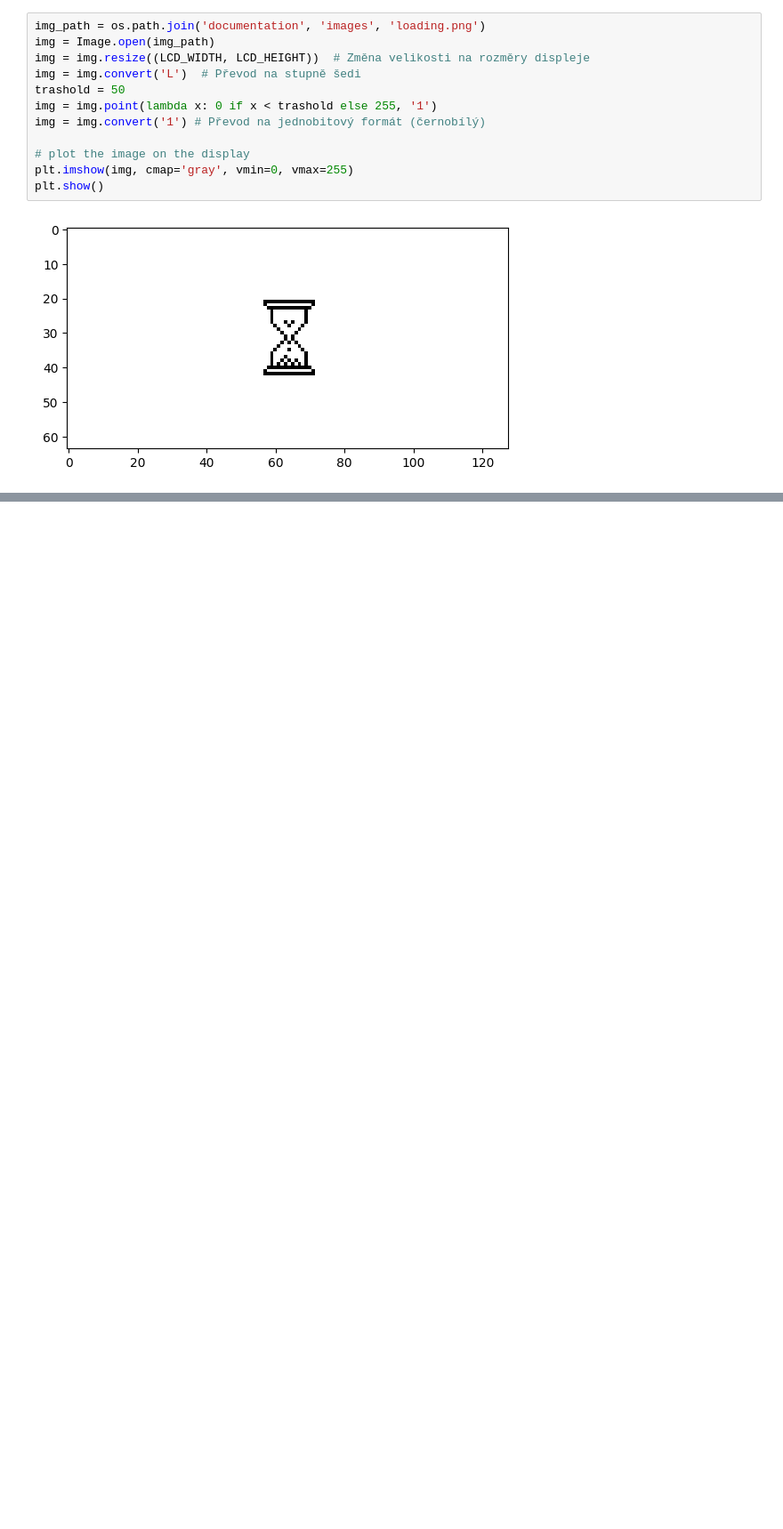
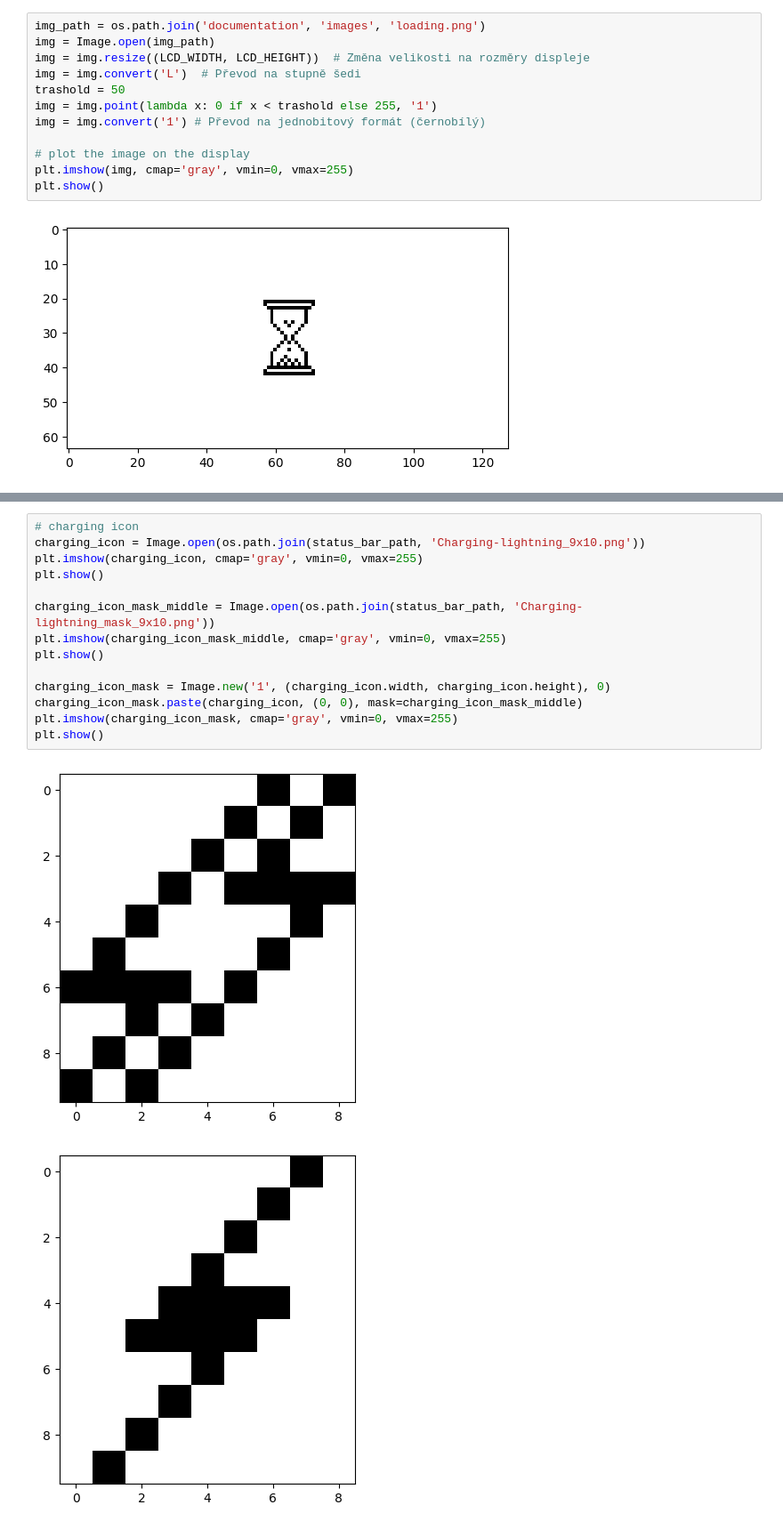
Before and after one commit to elPytel/RPi_Zero_Gothi, a Jupyter notebook: notebook.ipynb, the cells around one changed output, grey strips where cells are left out. Shown at 89% size. Cells and saved outputs as stored; diff of their text form; blank space fills up the shorter version.

Commit message:
status bar charging

```diff
--- a/notebook.ipynb
+++ b/notebook.ipynb
@@ -110,0 +109,17 @@ Baterry ico shape:
+# %%
+# charging icon
+charging_icon = Image.open(os.path.join(status_bar_path, 'Charging-lightning_9x10.png'))
+plt.imshow(charging_icon, cmap='gray', vmin=0, vmax=255)
+plt.show()
+
+charging_icon_mask_middle = Image.open(os.path.join(status_bar_path, 'Charging-lightning_mask_9x10.png'))
+plt.imshow(charging_icon_mask_middle, cmap='gray', vmin=0, vmax=255)
+plt.show()
+
+charging_icon_mask = Image.new('1', (charging_icon.width, charging_icon.height), 0)
+charging_icon_mask.paste(charging_icon, (0, 0), mask=charging_icon_mask_middle)
+plt.imshow(charging_icon_mask, cmap='gray', vmin=0, vmax=255)
+plt.show()
+# %% [output]
+[figure, added]
+[figure, added]
```
Also changed, not shown: parts of 3 cells of this notebook, 3 other files.
